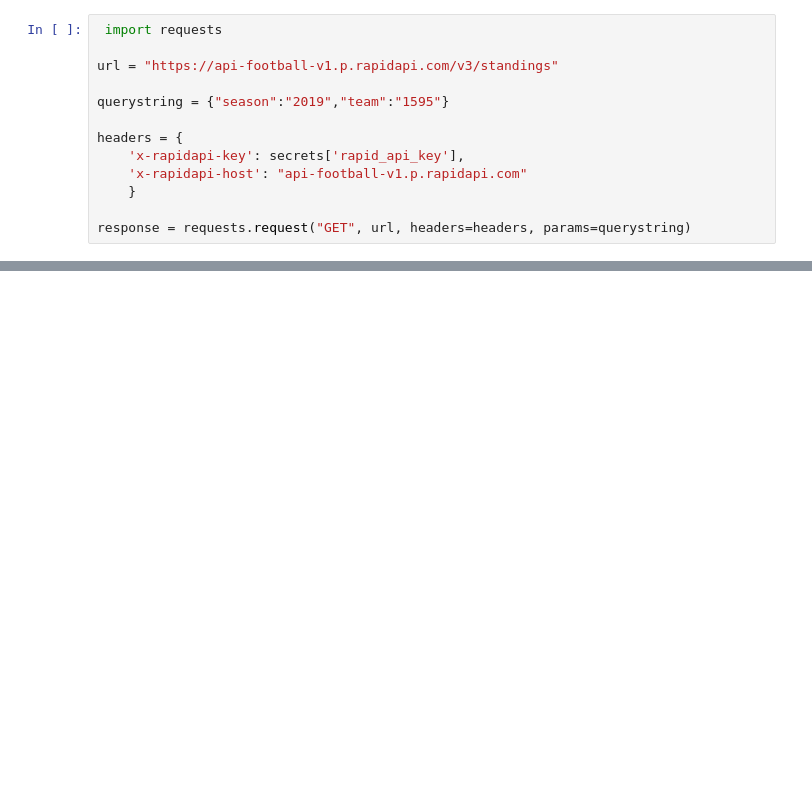
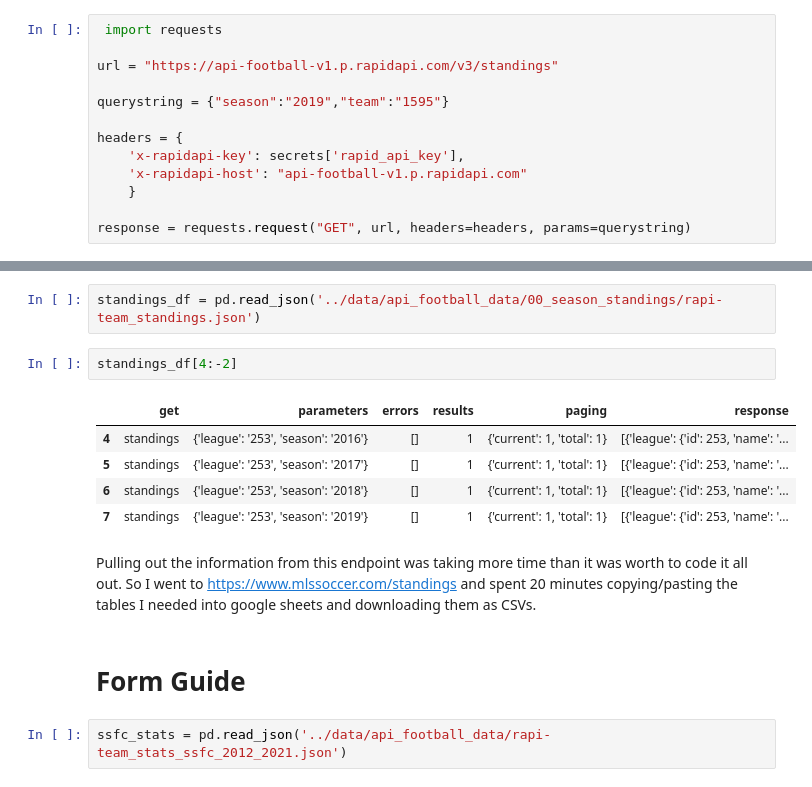
Before and after one commit to rileydr/SSFC-Data, a Jupyter notebook: code/02_data_collection_rapidapi.ipynb, the cells around one changed output, grey strips where cells are left out. Drawn from its saved outputs; the diff is of its cells as text; blank space fills up the shorter version.

```diff
--- a/code/02_data_collection_rapidapi.ipynb
+++ b/code/02_data_collection_rapidapi.ipynb
@@ -532,0 +871,16 @@ response.json()
+# %%
+standings_df = pd.read_json('../data/api_football_data/00_season_standings/rapi-team_standings.json')
+# %%
+standings_df[4:-2]
+# %% [output]
+|  | get | parameters | errors | results | paging | response |
+| 4 | standings | {'league': '253', 'season': '2016'} | [] | 1 | {'current': 1, 'total': 1} | [{'league': {'id': 253, 'name': '... |
+| 5 | standings | {'league': '253', 'season': '2017'} | [] | 1 | {'current': 1, 'total': 1} | [{'league': {'id': 253, 'name': '... |
+| 6 | standings | {'league': '253', 'season': '2018'} | [] | 1 | {'current': 1, 'total': 1} | [{'league': {'id': 253, 'name': '... |
+| 7 | standings | {'league': '253', 'season': '2019'} | [] | 1 | {'current': 1, 'total': 1} | [{'league': {'id': 253, 'name': '... |
+# %% [markdown]
+Pulling out the information from this endpoint was taking more time than it was worth to code it all out. So I went to https://www.mlssoccer.com/standings and spent 20 minutes copying/pasting the tables I needed into google sheets and downloading them as CSVs.
+# %% [markdown]
+# Form Guide
+# %%
+ssfc_stats = pd.read_json('../data/api_football_data/rapi-team_stats_ssfc_2012_2021.json')
```
Also changed, not shown: parts of 54 cells of this notebook, 10 other files.
